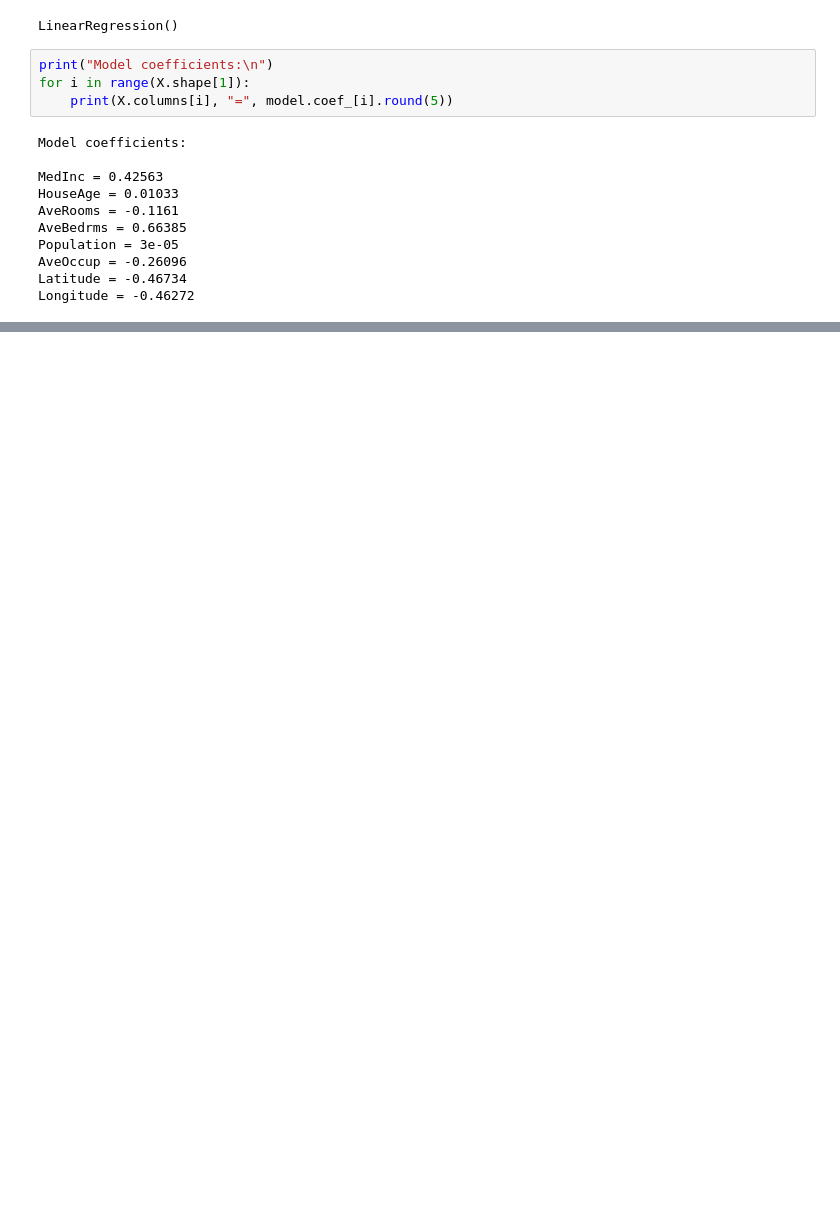
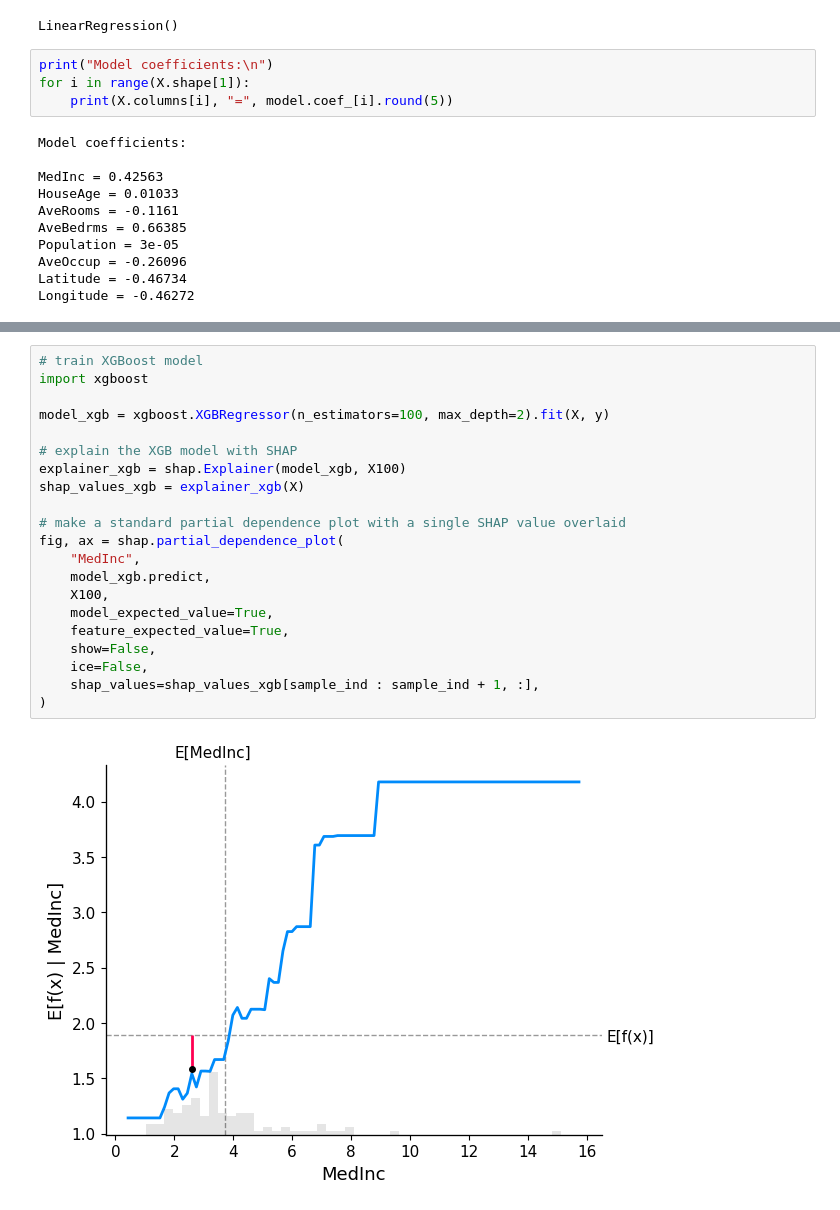
Before and after one commit to zachfox/xai-causal-tutorial, a Jupyter notebook: notebooks/SHAP-demo.ipynb, the cells around one changed output, grey strips where cells are left out. Saved outputs shown, nothing was run; the diff lists cells and outputs as text; blank space fills up the shorter version.

```diff
--- a/notebooks/SHAP-demo.ipynb
+++ b/notebooks/SHAP-demo.ipynb
@@ -29,0 +67,23 @@ Longitude = -0.46272
+# %%
+# train XGBoost model
+import xgboost
+
+model_xgb = xgboost.XGBRegressor(n_estimators=100, max_depth=2).fit(X, y)
+
+# explain the XGB model with SHAP
+explainer_xgb = shap.Explainer(model_xgb, X100)
+shap_values_xgb = explainer_xgb(X)
+
+# make a standard partial dependence plot with a single SHAP value overlaid
+fig, ax = shap.partial_dependence_plot(
+    "MedInc",
+    model_xgb.predict,
+    X100,
+    model_expected_value=True,
+    feature_expected_value=True,
+    show=False,
+    ice=False,
+    shap_values=shap_values_xgb[sample_ind : sample_ind + 1, :],
+)
+# %% [output]
+[figure, added]
```
Also changed, not shown: parts of 6 cells of this notebook, 1 other file.
